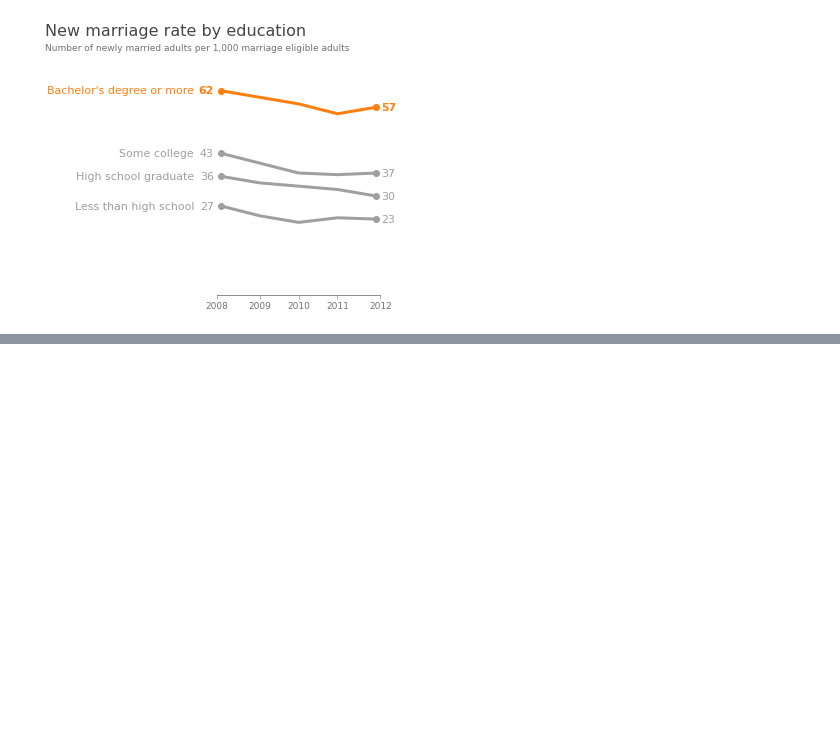
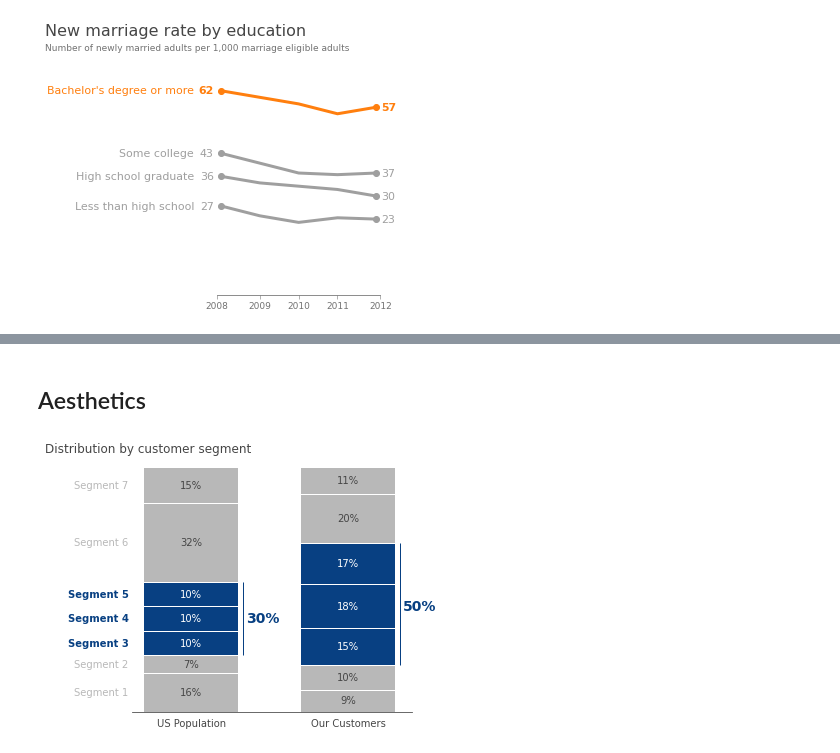
Before and after one commit to amandinhame/data-visualization-cookbook, a Jupyter notebook: matplotlib/storytelling_with_data.ipynb, the cells around one changed output, grey strips where cells are left out. Drawn from its saved outputs; the diff is of its cells as text; code cells hidden in the pictures; blank space fills up the shorter version.

```diff
--- a/matplotlib/storytelling_with_data.ipynb
+++ b/matplotlib/storytelling_with_data.ipynb
@@ -1256,0 +1355,70 @@ plt.show()
+# %% [markdown]
+## Aesthetics
+# %%
+import matplotlib.pyplot as plt
+import pandas as pd
+import numpy as np
+
+%matplotlib inline
+
+# Data
+segments = ['Segment 1', 'Segment 2', 'Segment 3', 'Segment 4', 'Segment 5', 'Segment 6', 'Segment 7']
+us = [16, 7, 10, 10, 10, 32, 15]
+customers = [9, 10, 15, 18, 17, 20, 11]
+
+# Colors
+palette = {
+    'white': 'w',
+    'light_grey': plt.cm.Greys(100, 1),
+    'dark_grey': plt.cm.Greys(200, 1),
+    'blue': plt.cm.Blues(240, 1)
+}
+
+# Plot
+fig, ax = plt.subplots(figsize=(6, 4))
+fig.subplots_adjust(bottom=0.05, left=0.3, right=0.95, top=0.94)
+
+gap = 0.4
+colors = ['light_grey', 'light_grey', 'blue', 'blue', 'blue', 'light_grey', 'light_grey']
+text_colors = ['dark_grey', 'dark_grey', 'white', 'white', 'white', 'dark_grey', 'dark_grey']
+weights = ['normal', 'normal', 'bold', 'bold', 'bold', 'normal', 'normal']
+
+for i in range(len(segments)):
+    ax.bar('US Population', us[i]-gap, bottom=sum(us[:i]), color=palette[colors[i]], width=0.6)
+    ax.bar('Our Customers', customers[i]-gap, bottom=sum(customers[:i]), color=palette[colors[i]], width=0.6)
+
+    text_pos_us = (sum(us[:i]) + sum(us[:i]) + us[i])/2
+    ax.text(0, text_pos_us, '{}%'.format(us[i]),
+            color=palette[text_colors[i]], va='center', ha='center')
+
+    text_pos_customers = (sum(customers[:i]) + sum(customers[:i]) + customers[i])/2
+    ax.text(1, text_pos_customers, '{}%'.format(customers[i]),
+            color=palette[text_colors[i]], va='center', ha='center')
+
+    ax.text(-0.4, text_pos_us, segments[i], color=palette[colors[i]], weight=weights[i],
+            va='center', ha='right')
+
+# Axes
+ax.spines['top'].set_visible(False)
+ax.spines['left'].set_visible(False)
+ax.spines['right'].set_visible(False)
+
+ax.spines['bottom'].set_color(palette['dark_grey'])
+
+ax.set_yticks([])
+
+ax.tick_params(bottom=False, left=False, labelcolor=palette['dark_grey'])
+
+# Texts
+fig.text(0.1, 0.95, 'Distribution by customer segment', color=palette['dark_grey'], size=12)
+
+# Info
+ax.text(0.35, 38, '30%', color=palette['blue'], size=14, weight='bold', va='center', ha='left')
+ax.vlines(0.33, 23, 53, color=palette['blue'], linewidth=1)
+
+ax.text(1.35, 43, '50%', color=palette['blue'], size=14, weight='bold', va='center', ha='left')
+ax.vlines(1.33, 19, 69, color=palette['blue'], linewidth=1)
+
+plt.show()
+# %% [output]
+[figure, added]
```
Also changed, not shown: parts of 3 cells of this notebook.
